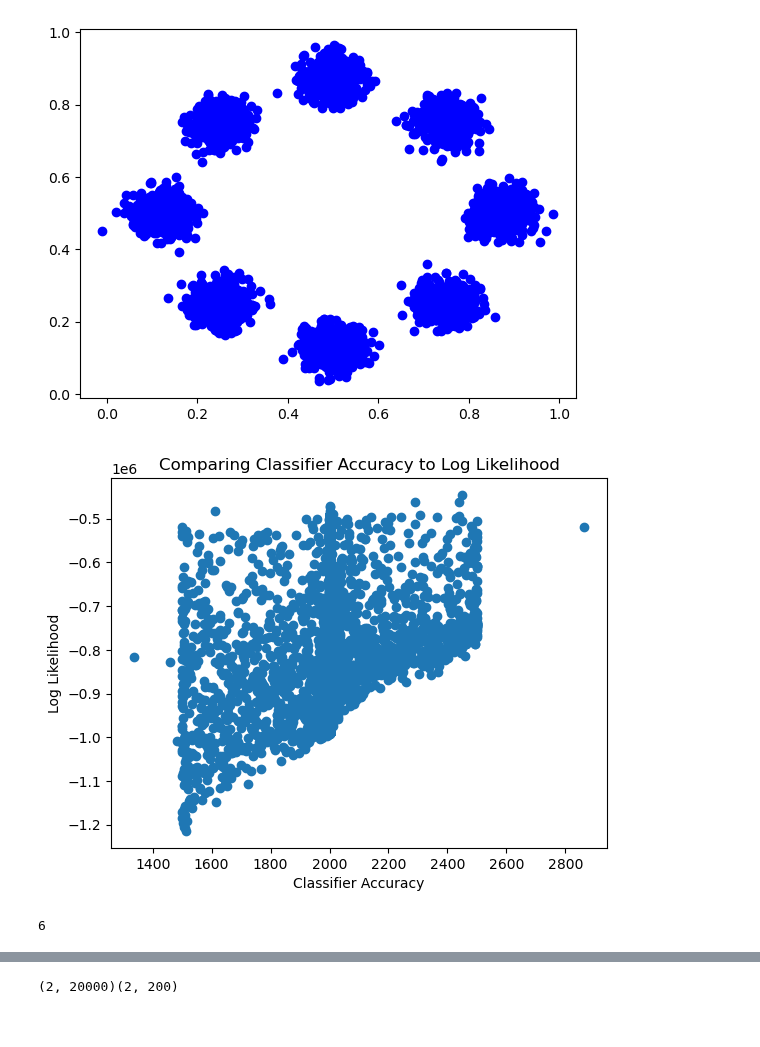
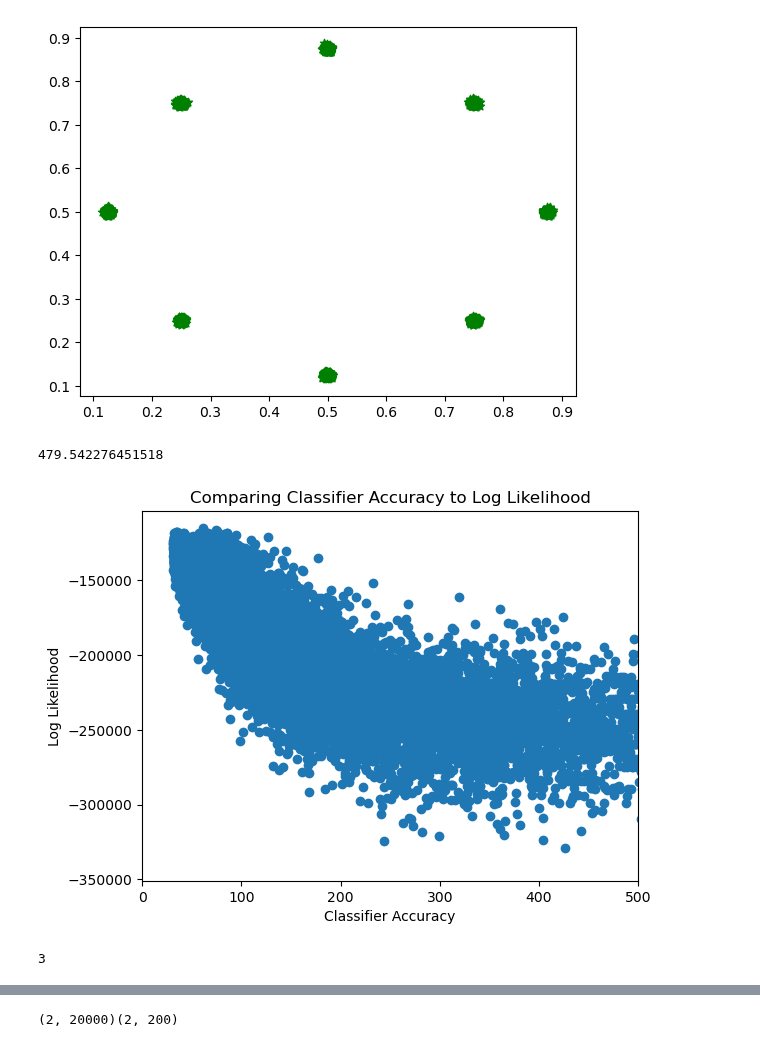
Before and after one commit to jberezow/RJMCMC, a Jupyter notebook: Thesis-MLP-BirthDeath.ipynb, the cells around one changed output, grey strips where cells are left out. Cells and saved outputs as stored; diff of their text form; code cells hidden in the pictures.

Commit message:
Fixing up classifier network for better sampling. Recommend changing back to categorical likelihood

```diff
--- a/Thesis-MLP-BirthDeath.ipynb
+++ b/Thesis-MLP-BirthDeath.ipynb
@@ -13,8 +14,8 @@ using Random
 #Hyperparameters
 n = 1000
 N = 4000
-σₐ = 0.001
-k_range = 6
+σₐ = 0.00001
+k_range = 12
 k_list = [1, 2, 3, 4, 5, 6, 7, 8, 9, 10, 11, 12] #November 3
 k_list_lite = [i for i in 1:k_range];
 # %%
@@ -42,7 +43,7 @@ function unpack(Θ,k)
     return Wₕ, bₕ, Wₒ, bₒ
 end
 
-function sample_data(x, y, n=4000)
+function sample_data(x, y, n=100)
     perm = randperm(length(x[1,:]))[1:n]
     x_new1 = [x[1,perm[i]] for i=1:n]
     x_new2 = [x[2,perm[i]] for i=1:n]
@@ -152,7 +155,7 @@ end;
 @dist k_count(r,p,min) = neg_binom(r,p) + 1
 
 @gen function classifier(x::Array{Float64})
-    σₖ = 10.0::Float64
+    σₖ = 1.0::Float64
 
     k ~ uniform_discrete(1,k_range) #Number of hidden nodes
     #k ~ k_count(1,0.5,1) #Shifted Negative Binomial
@@ -187,7 +190,7 @@ end;
     scores = Flux.σ.(G(x,Wₕ,bₕ,Wₒ,bₒ,k))
 
     #Logistic Regression Likelihood
-    y = @trace(mvnormal(vec(scores), Diagonal([0.001 for i=1:length(x[1,:])])), (:y))
+    y = @trace(mvnormal(vec(scores), Diagonal([0.0001 for i=1:length(x[1,:])])), (:y))
     #for j=1:N
         #y[j] = @trace(categorical([1-scores[j],scores[j]]), (:y,j))
     #end
@@ -200,4 +203,4 @@ predictions = classifier(data)
 preds = data_labeller(predictions)
 plot_data(data_raw,preds)
 # %% [output]
-[figure, old version]
+[figure, new version]
@@ -209,13 +207,41 @@ obs = obs_master;
+# %%
+#Register Observed Data
+x_samp, y_samp = sample_data(data,classes)
+x_samp = transpose(x_samp)
+obs_master = choicemap()::ChoiceMap
+obs_master[:y] = y_samp .- 1
+obs = obs_master
+scores = []
+accs = []
+ks = []
+best_ks = []
+ks = []
+(best_trace,) = generate(classifier, (x_samp,), obs)
+best_score = get_score(best_trace)
+best_Wₕ = best_trace[:Wₕ]
+best_Wₒ = best_trace[:Wₒ]
+best_bₕ = best_trace[:bₕ]
+best_bₒ = best_trace[:bₒ]
+best_k = best_trace[:k]
+
+best_pred_y = G(data,best_Wₕ,best_Wₒ,best_bₕ,best_bₒ,best_k)
+#best_pred_labels = data_labeller(best_pred_y)
+#best_acc = sum([classes[i] == best_pred_labels[i] for i=1:length(classes)])/length(classes)
+best_dist = euclidean(best_pred_y, classes .-1)
+# %% [output]
+479.542276451518
 # %%
 #Plot of Log Likelihood Scores
 x_samp, y_samp = sample_data(data,classes)
 x_samp = transpose(x_samp)
 obs_master = choicemap()::ChoiceMap
 obs_master[:y] = y_samp .- 1
-obs = obs_master;
-
+obs = obs_master
 scores = []
-accs = []
+#accs = []
+distances = []
+ks = []
+best_ks = []
 ks = []
 (best_trace,) = generate(classifier, (x_samp,), obs)
 best_score = get_score(best_trace)
@@ -226,50 +252,58 @@ best_bₒ = best_trace[:bₒ]
 best_k = best_trace[:k]
 
 best_pred_y = G(data,best_Wₕ,best_Wₒ,best_bₕ,best_bₒ,best_k)
-best_pred_labels = data_labeller(best_pred_y)
-best_acc = sum([classes[i] == best_pred_labels[i] for i=1:length(classes)])/length(classes)
+#best_pred_labels = data_labeller(best_pred_y)
+#best_acc = sum([classes[i] == best_pred_labels[i] for i=1:length(classes)])/length(classes)
+best_dist = euclidean(best_pred_y, classes)
 
-function likelihood(best_acc)
+
+function likelihood(best_dist, best_score, best_k)
     x_samp, y_samp = sample_data(data,classes)
     x_samp = transpose(x_samp)
     obs_master = choicemap()::ChoiceMap
     obs_master[:y] = y_samp .- 1
     obs = obs_master;
     (trace,) = generate(classifier, (x_samp,), obs)
 
     Wₕ = trace[:Wₕ]
     Wₒ = trace[:Wₒ]
     bₕ = trace[:bₕ]
     bₒ = trace[:bₒ]
     k = trace[:k]
     pred_y = G(data,Wₕ,bₕ,Wₒ,bₒ,k)
     pred_labels = data_labeller(pred_y)
 
-    acc = sum([classes[i] == pred_labels[i] for i=1:length(classes)])
+    #acc = sum([classes[i] == pred_labels[i] for i=1:length(classes)])
+    dist = euclidean(pred_y, classes .- 1)
     score = get_score(trace)
-    if acc > best_acc
+    if dist < best_dist
         best_score = score
         best_trace = trace
-        best_acc = acc
+        best_dist = dist
         best_pred_labels = pred_labels
     end
     push!(scores,score)
-    push!(accs,acc)
+    #push!(accs,acc)
+    push!(distances, dist)
     push!(ks, k)
+
+    return(best_dist, best_score, best_k)
 end
 
 for i=1:10000
-    likelihood(best_acc)
+    best_dist, best_score, best_k = likelihood(best_dist, best_score, best_k)
+    push!(best_ks, best_k)
 end
 
-scatter(accs,scores)
+scatter(distances,scores)
+plt.xlim(0,500)
 plt.title("Comparing Classifier Accuracy to Log Likelihood")
 plt.xlabel("Classifier Accuracy")
 plt.ylabel("Log Likelihood");
 print(best_k)
 # %% [output]
-[figure, old version]
+[figure, new version]
-6
+3
 # %%
 #Need to find a way to propose birth/death moves instead of any k
 function birth_or_death(trace)
```
Also changed, not shown: parts of 12 cells of this notebook, 1 other file.
